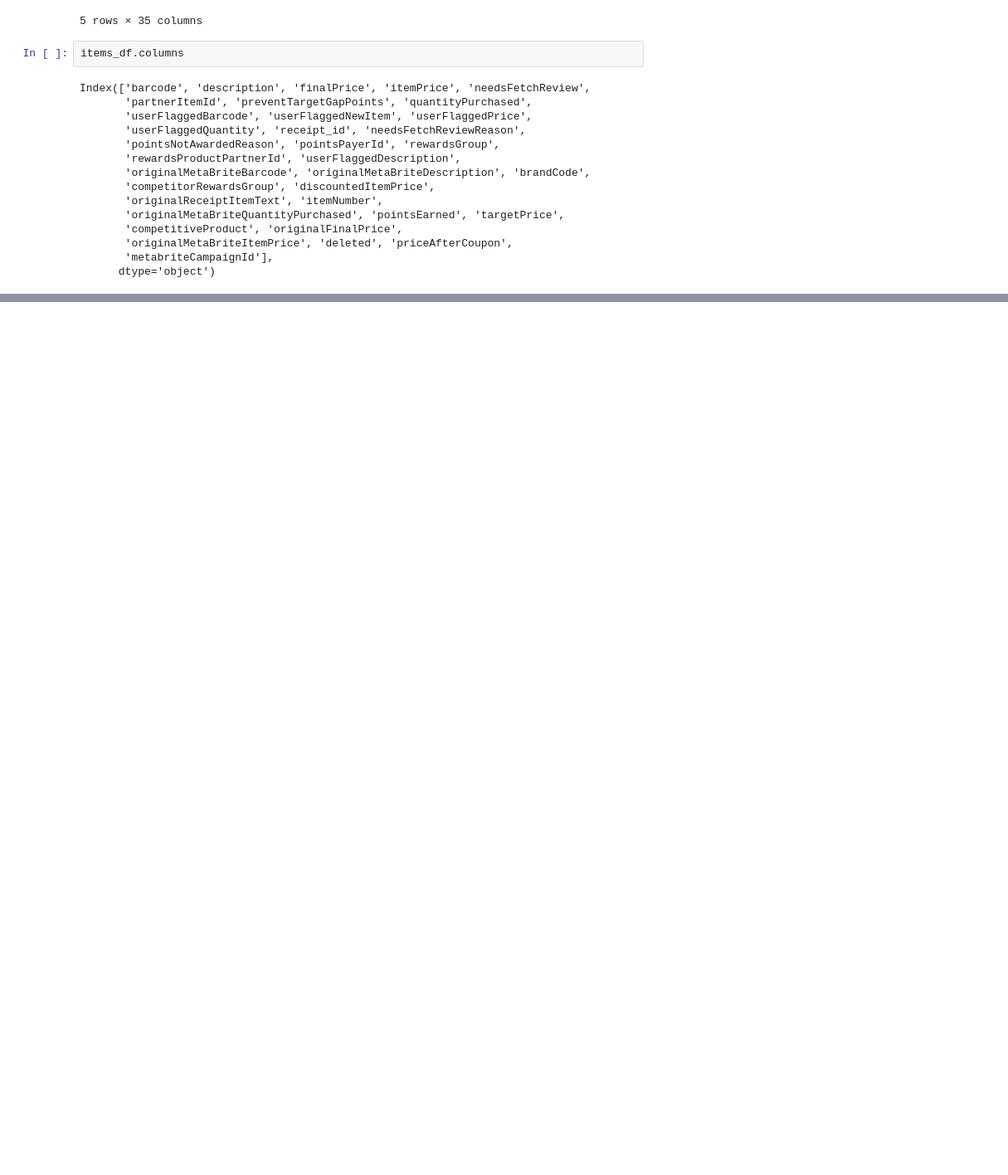
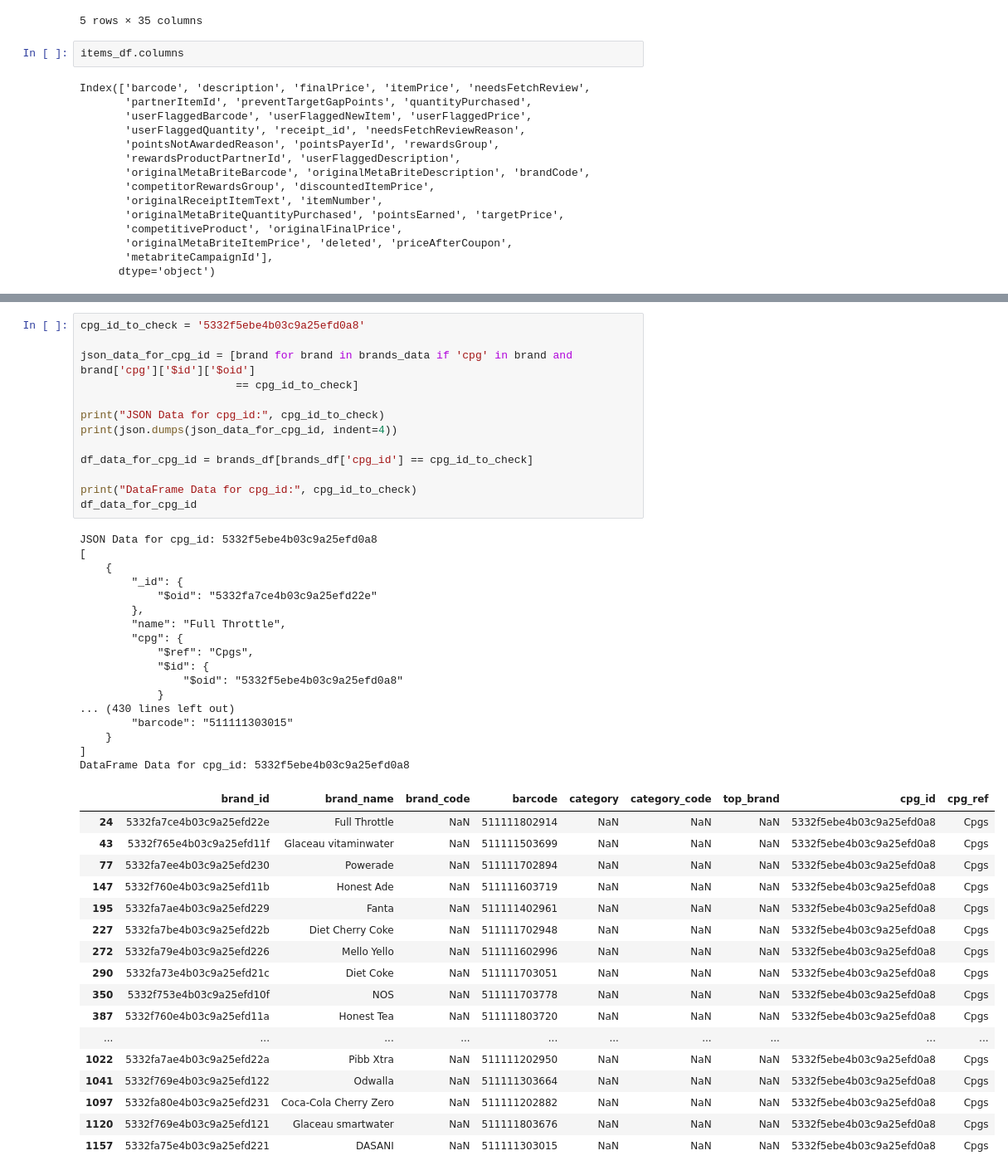
Before and after one commit to sayeedahmed01/analytics-engineer-task, a Jupyter notebook: scripts/data_exploration.ipynb, the cells around one changed output, grey strips where cells are left out. Shown: that part at 83% size. Saved outputs shown, nothing was run; the diff lists cells and outputs as text; blank space fills up the shorter version.

Commit message:
Performed EDA and data checks, intial setup for a data processing pipeline.

```diff
--- a/scripts/data_exploration.ipynb
+++ b/scripts/data_exploration.ipynb
@@ -298,0 +395,48 @@ array(['FINISHED', 'REJECTED', 'FLAGGED', 'SUBMITTED', 'PENDING'],
+# %%
+cpg_id_to_check = '5332f5ebe4b03c9a25efd0a8'
+
+json_data_for_cpg_id = [brand for brand in brands_data if 'cpg' in brand and brand['cpg']['$id']['$oid']
+                        == cpg_id_to_check]
+
+print("JSON Data for cpg_id:", cpg_id_to_check)
+print(json.dumps(json_data_for_cpg_id, indent=4))
+
+df_data_for_cpg_id = brands_df[brands_df['cpg_id'] == cpg_id_to_check]
+
+print("DataFrame Data for cpg_id:", cpg_id_to_check)
+df_data_for_cpg_id
+# %% [output]
+JSON Data for cpg_id: 5332f5ebe4b03c9a25efd0a8
+[
+    {
+        "_id": {
+            "$oid": "5332fa7ce4b03c9a25efd22e"
+        },
+        "name": "Full Throttle",
+        "cpg": {
+            "$ref": "Cpgs",
+            "$id": {
+                "$oid": "5332f5ebe4b03c9a25efd0a8"
+            }
+... (430 lines left out)
+        "barcode": "511111303015"
+    }
+]
+DataFrame Data for cpg_id: 5332f5ebe4b03c9a25efd0a8
+|  | brand_id | brand_name | brand_code | barcode | category | category_code | top_brand | cpg_id | cpg_ref |
+| 24 | 5332fa7ce4b03c9a25efd22e | Full Throttle | NaN | 511111802914 | NaN | NaN | NaN | 5332f5ebe4b03c9a25efd0a8 | Cpgs |
+| 43 | 5332f765e4b03c9a25efd11f | Glaceau vitaminwater | NaN | 511111503699 | NaN | NaN | NaN | 5332f5ebe4b03c9a25efd0a8 | Cpgs |
+| 77 | 5332fa7ee4b03c9a25efd230 | Powerade | NaN | 511111702894 | NaN | NaN | NaN | 5332f5ebe4b03c9a25efd0a8 | Cpgs |
+| 147 | 5332f760e4b03c9a25efd11b | Honest Ade | NaN | 511111603719 | NaN | NaN | NaN | 5332f5ebe4b03c9a25efd0a8 | Cpgs |
+| 195 | 5332fa7ae4b03c9a25efd229 | Fanta | NaN | 511111402961 | NaN | NaN | NaN | 5332f5ebe4b03c9a25efd0a8 | Cpgs |
+| 227 | 5332fa7be4b03c9a25efd22b | Diet Cherry Coke | NaN | 511111702948 | NaN | NaN | NaN | 5332f5ebe4b03c9a25efd0a8 | Cpgs |
+| 272 | 5332fa79e4b03c9a25efd226 | Mello Yello | NaN | 511111602996 | NaN | NaN | NaN | 5332f5ebe4b03c9a25efd0a8 | Cpgs |
+| 290 | 5332fa73e4b03c9a25efd21c | Diet Coke | NaN | 511111703051 | NaN | NaN | NaN | 5332f5ebe4b03c9a25efd0a8 | Cpgs |
+| 350 | 5332f753e4b03c9a25efd10f | NOS | NaN | 511111703778 | NaN | NaN | NaN | 5332f5ebe4b03c9a25efd0a8 | Cpgs |
+| 387 | 5332f760e4b03c9a25efd11a | Honest Tea | NaN | 511111803720 | NaN | NaN | NaN | 5332f5ebe4b03c9a25efd0a8 | Cpgs |
+| ... | ... | ... | ... | ... | ... | ... | ... | ... | ... |
+| 1022 | 5332fa7ae4b03c9a25efd22a | Pibb Xtra | NaN | 511111202950 | NaN | NaN | NaN | 5332f5ebe4b03c9a25efd0a8 | Cpgs |
+| 1041 | 5332f769e4b03c9a25efd122 | Odwalla | NaN | 511111303664 | NaN | NaN | NaN | 5332f5ebe4b03c9a25efd0a8 | Cpgs |
+| 1097 | 5332fa80e4b03c9a25efd231 | Coca-Cola Cherry Zero | NaN | 511111202882 | NaN | NaN | NaN | 5332f5ebe4b03c9a25efd0a8 | Cpgs |
+| 1120 | 5332f769e4b03c9a25efd121 | Glaceau smartwater | NaN | 511111803676 | NaN | NaN | NaN | 5332f5ebe4b03c9a25efd0a8 | Cpgs |
+| 1157 | 5332fa75e4b03c9a25efd221 | DASANI | NaN | 511111303015 | NaN | NaN | NaN | 5332f5ebe4b03c9a25efd0a8 | Cpgs |
```
Also changed, not shown: parts of 46 cells of this notebook, 5 other files.
